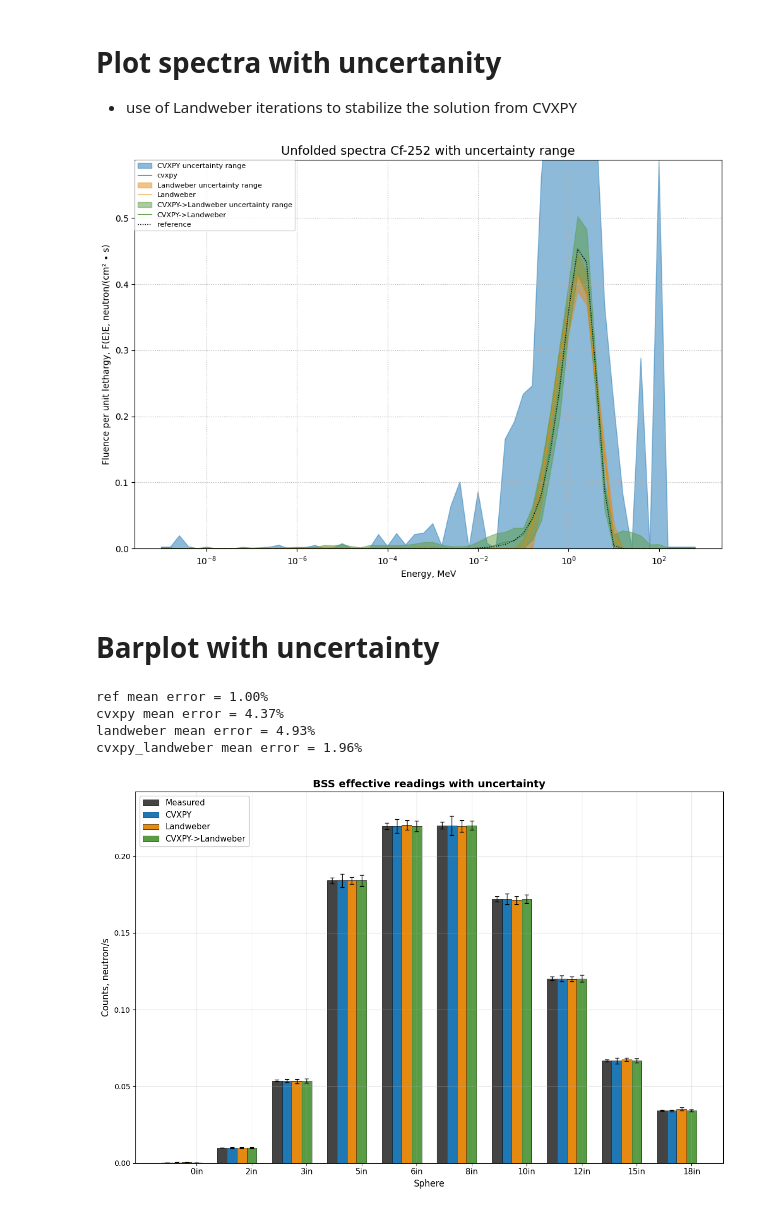
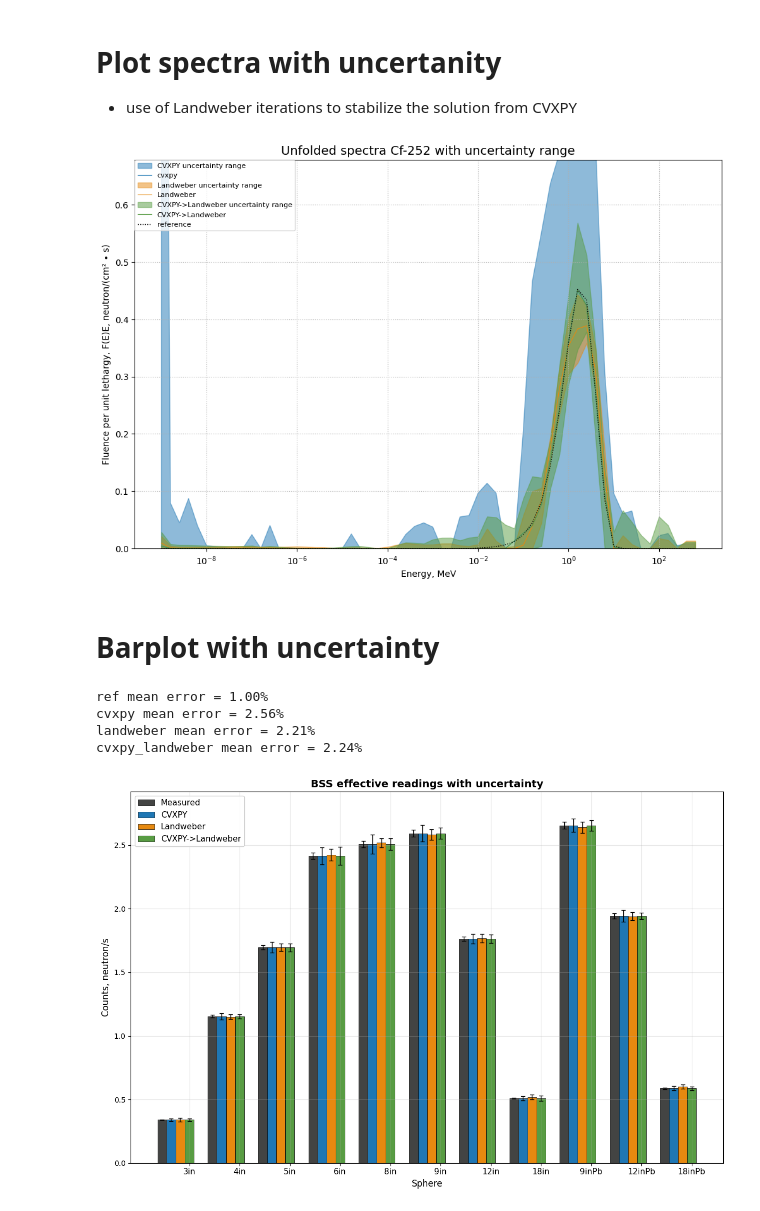
Before and after one commit to Radiationsafety/bssunfold, a Jupyter notebook: examples/03-uncertainty.ipynb, the cells around one changed output. Cells and saved outputs as stored; diff of their text form; code cells hidden in the pictures.

Commit message:
example for LANL, eff dose rate uncert range

```diff
--- a/examples/03-uncertainty.ipynb
+++ b/examples/03-uncertainty.ipynb
@@ -14,8 +19,8 @@ from bssunfold import Detector
 - other columns: detector responses for the set of moderator spheres
 # %%
 # response functions default GSF
-from bssunfold import RF_GSF
-df = pd.DataFrame.from_dict(RF_GSF, orient='columns')
+from bssunfold import RF_GSF, RF_LANL
+df = pd.DataFrame.from_dict(RF_LANL, orient='columns')
 Detector_GSF = Detector(df)
 # %%
 # reference spectrum ISO Cf-252.
@@ -148,17 +153,17 @@ reference_spectrum = {
 # %%
 # effective readings of the GSF BSS for the reference spectrum [reading per second]
 readings = {
-    "0in": 0.00037,
-    "2in": 0.00999,
-    "3in": 0.05366,
-    "5in": 0.18417,
-    "6in": 0.21968,
-    "8in": 0.22007,
-    "10in": 0.17214,
-    "12in": 0.12033,
-    "15in": 0.06674,
-    "18in": 0.03411,
-}
+ '3in': 0.33993480011525601,
+ '4in': 1.154026773338747,
+ '5in': 1.6949642349997989,
+ '6in': 2.4149029890136564,
+ '8in': 2.5069553844715058,
+ '9in': 2.5925178363346078,
+ '12in': 1.7633955277542268,
+ '18in': 0.5090079111005279,
+ '9inPb': 2.6542908821456326,
+ '12inPb': 1.9428831470830858,
+ '18inPb': 0.58782227480663729}
 # %% [markdown]
 ## Unfold the spectrum
 1) Tikhonov regularization solded with CVXPY, ECOS solver
@@ -192,7 +197,7 @@ Result saved with key: 20260119_115527_Landweber
 # Unfolding with uncertainty
 # %%
 # Unfold spectrum with uncertainty calculation based on Monte-Carlo
-n_montecarlo = 100  # number of random samples of readings with noise
+n_montecarlo = 500  # number of random samples of readings with noise
 noise_level = 0.01  # Gaussian noise for readings, 5%
 
 # 1 CVXPY
@@ -318,35 +303,35 @@ ax.fill_between(
 
 ax.plot(
     result_cvxpy_landweber_unc["energy"],
     result_cvxpy_landweber_unc["spectrum"],
     label="CVXPY->Landweber",
     color=colors[3],
     ls="-",
     linewidth=0.8,
     alpha=1,
 )
 
 
 
 ax.plot(
     reference_spectrum["E_MeV"],
     reference_spectrum["Phi"],
     label="reference",
     linewidth=1,
     linestyle=":",
     color=colors[0],
 )
 
 ax.set_xlabel("Energy, MeV")
 ax.set_ylabel("Fluence per unit lethargy, F(E)E, neutron/(cm² ∙ s)")
 ax.set_xscale("log")
-ax.set_ylim(0,np.max(reference_spectrum["Phi"])*1.3)
+ax.set_ylim(0,np.max(reference_spectrum["Phi"])*1.5)
 ax.legend(loc="upper left", borderaxespad=0.0, fontsize=8)
 ax.grid(True, which="both", ls=":")
 ax.set_title(f"Unfolded spectra Cf-252 with uncertainty range", fontsize=14)
 plt.show()
 # %% [output]
-[figure, old version]
+[figure, new version]
 # %% [markdown]
 # Barplot with uncertainty
 # %%
@@ -431,7 +416,6 @@ for method_name in methods_data.keys():
         **uncertainties[method_name]
     }
 
-
 # Включаем все методы
 all_methods = ['ref', 'cvxpy', 'landweber', 'cvxpy_landweber']
 n_all_methods = len(all_methods)
@@ -487,7 +471,7 @@ plt.tight_layout()
 plt.show()
 # %% [output]
 ref mean error = 1.00%
-cvxpy mean error = 4.37%
-landweber mean error = 4.93%
-cvxpy_landweber mean error = 1.96%
+cvxpy mean error = 2.56%
+landweber mean error = 2.21%
+cvxpy_landweber mean error = 2.24%
-[figure, old version]
+[figure, new version]
```
Also changed, not shown: parts of 8 cells of this notebook.
